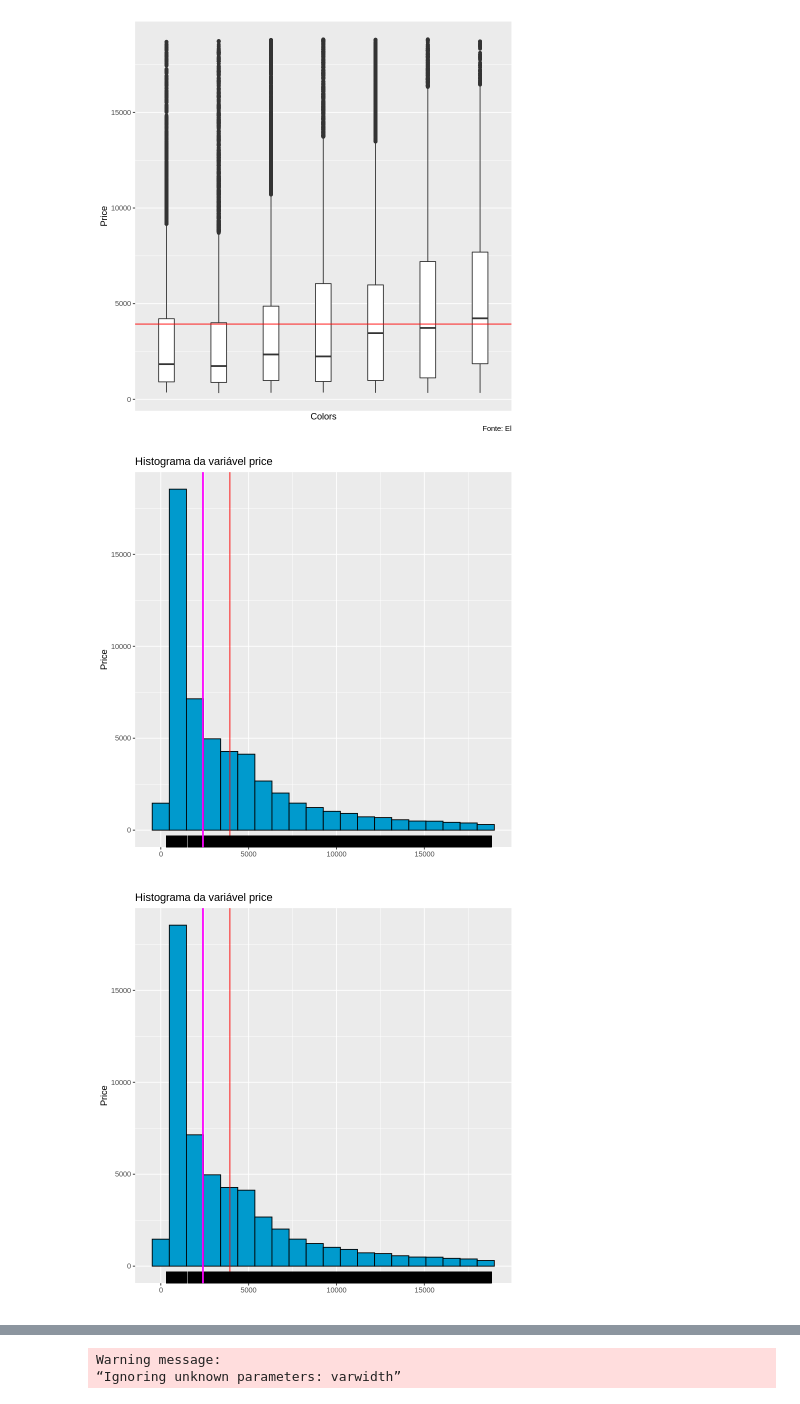
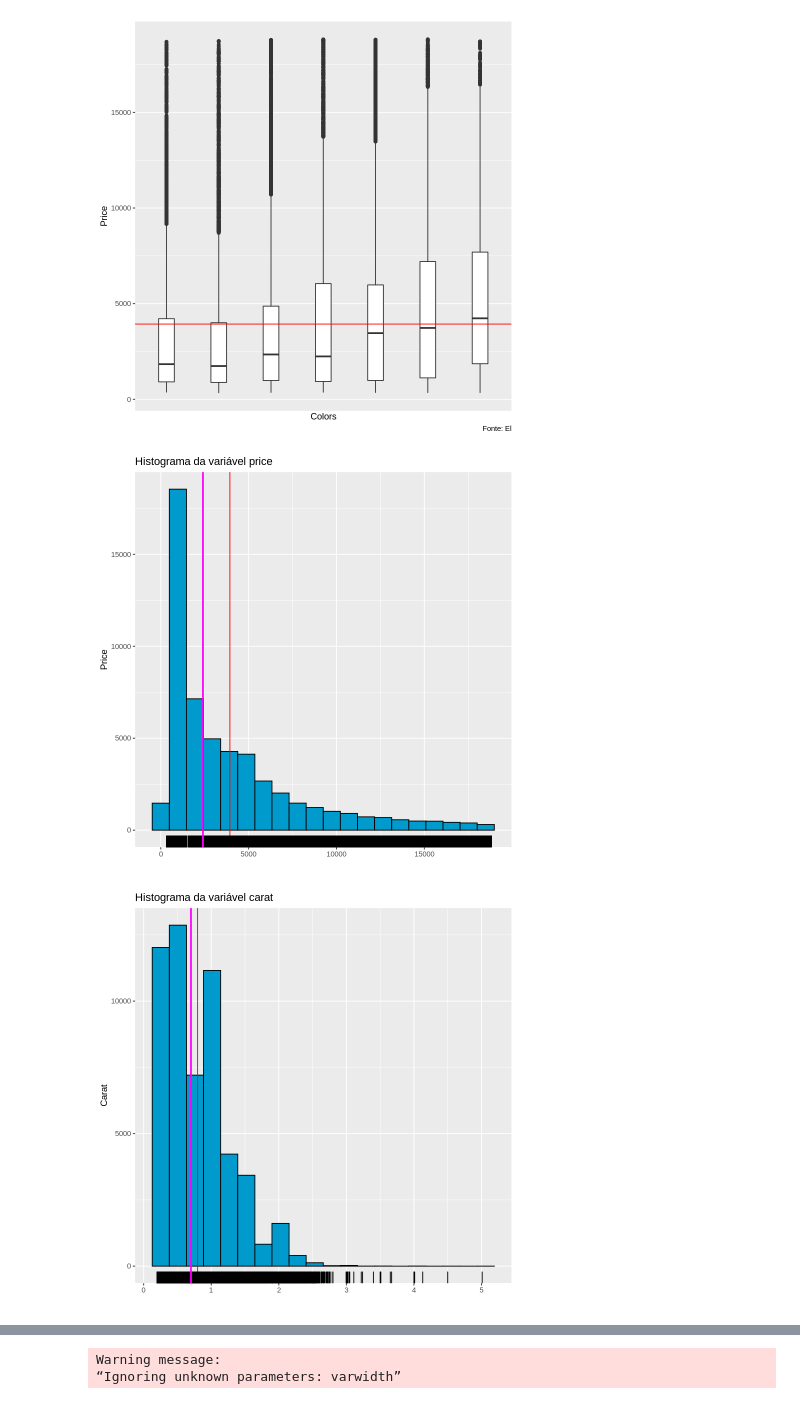
Before and after one commit to BrunaKrasotaMatos/An-liseEstat-stica, a Jupyter notebook: Trilha3/Trilha3.ipynb, the cells around one changed output, grey strips where cells are left out. Drawn from its saved outputs; the diff is of its cells as text; code cells hidden in the pictures.

```diff
--- a/Trilha3/Trilha3.ipynb
+++ b/Trilha3/Trilha3.ipynb
@@ -183,23 +183,73 @@ ggplot(data=diamantes) +
 # %%
 # Grafico histograma
 ggplot(data=diamantes) +
   geom_histogram(
     aes(price),bins = 20, fill = "deepskyblue3", color = "black") +
     labs(title = "Histograma da variável price", y = "Price",
          x = "") +
     geom_vline(xintercept = 3933, color = "red") +
     geom_rug(aes(price)) +
     geom_vline(xintercept = median(diamantes$price), color = "magenta", lwd = 1)
 
-# Grafico histograma
+# Grafico histograma carat
 ggplot(data=diamantes) +
   geom_histogram(
-    aes(price),bins = 20, fill = "deepskyblue3", color = "black") +
-    labs(title = "Histograma da variável price", y = "Price",
+    aes(carat),bins = 20, fill = "deepskyblue3", color = "black") +
+    labs(title = "Histograma da variável carat", y = "Carat",
          x = "") +
-    geom_vline(xintercept = 3933, color = "red") +
-    geom_rug(aes(price)) +
-    geom_vline(xintercept = median(diamantes$price), color = "magenta", lwd = 1)
+    geom_vline(xintercept = mean(diamantes$carat), color = "red") +
+    geom_rug(aes(carat)) +
+    geom_vline(xintercept = median(diamantes$carat), color = "magenta", lwd = 1)
+
+# Grafico histograma depth
+ggplot(data=diamantes) +
+  geom_histogram(
+    aes(depth),bins = 40, fill = "deepskyblue3", color = "black") +
+    labs(title = "Histograma da variável depth", y = "Depth",
+         x = "") +
+    geom_vline(xintercept = mean(diamantes$depth), color = "red") +
+    geom_rug(aes(depth)) +
+    geom_vline(xintercept = median(diamantes$depth), color = "magenta", lwd = 1)
+
+# Grafico histograma table
+ggplot(data=diamantes) +
+  geom_histogram(
+    aes(table),bins = 40, fill = "deepskyblue3", color = "black") +
+    labs(title = "Histograma da variável table", y = "Table",
+         x = "") +
+    geom_vline(xintercept = mean(diamantes$table), color = "red") +
+    geom_rug(aes(table)) +
+    geom_vline(xintercept = median(diamantes$table), color = "magenta", lwd = 1)
+
+# Grafico histograma x
+ggplot(data=diamantes) +
+  geom_histogram(
+    aes(x),bins = 40, fill = "deepskyblue3", color = "black") +
+    labs(title = "Histograma da variável x", y = "X",
+         x = "") +
+    geom_vline(xintercept = mean(diamantes$x), color = "red") +
+    geom_rug(aes(x)) +
+    geom_vline(xintercept = median(diamantes$x), color = "magenta", lwd = 1)
+
+# Grafico histograma y
+ggplot(data=diamantes) +
+  geom_histogram(
+    aes(y),bins = 40, fill = "deepskyblue3", color = "black") +
+    labs(title = "Histograma da variável y", y = "Y",
+         x = "") +
+    geom_vline(xintercept = mean(diamantes$y), color = "red") +
+    geom_rug(aes(y)) +
+    geom_vline(xintercept = median(diamantes$y), color = "magenta", lwd = 1)
+
+# Grafico histograma z
+ggplot(data=diamantes) +
+  geom_histogram(
+    aes(z),bins = 40, fill = "deepskyblue3", color = "black") +
+    labs(title = "Histograma da variável z", y = "Z",
+         x = "") +
+    geom_vline(xintercept = mean(diamantes$z), color = "red") +
+    geom_rug(aes(z)) +
+    geom_vline(xintercept = median(diamantes$z), color = "magenta", lwd = 1)
 # %% [output]
 [figure]
-[figure, old version]
+[figure, new version]
```
Also changed, not shown: parts of 3 cells of this notebook.
